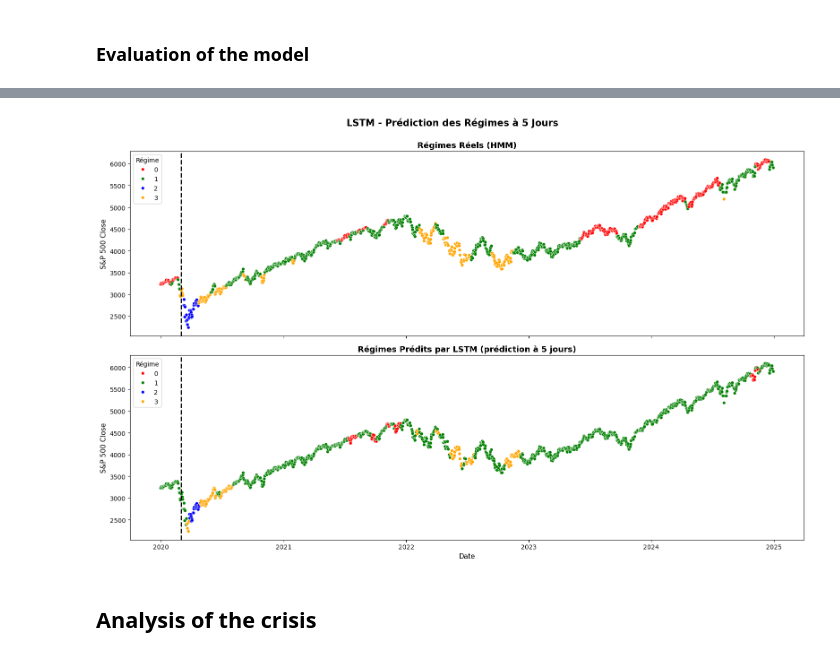
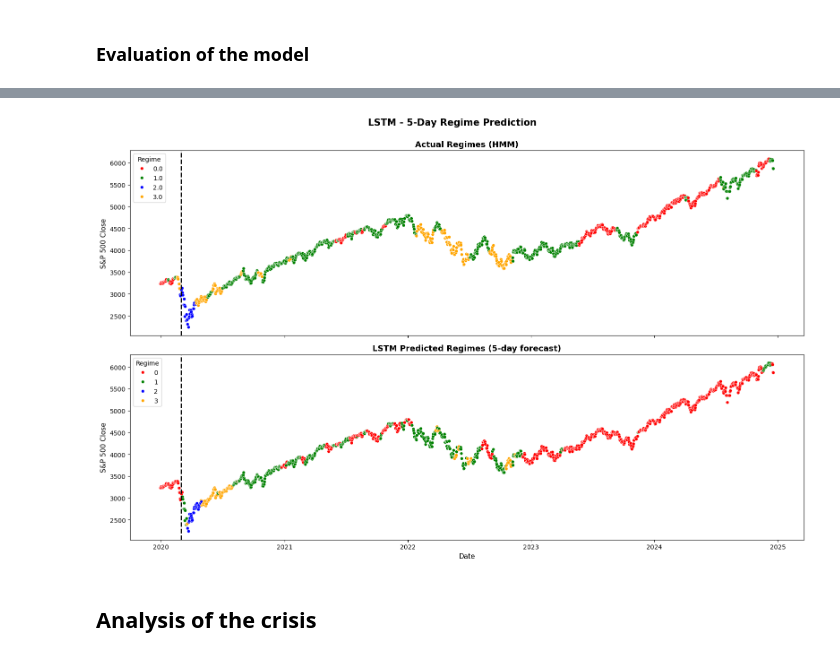
Before and after one commit to Maxx0345/MarketRegimeLab, a Jupyter notebook: MLv3[1].ipynb, the cells around one changed output, grey strips where cells are left out. Drawn from its saved outputs; the diff is of its cells as text; code cells hidden in the pictures.

Commit message:
Mise à jour du notebook MLv3[1]

```diff
--- a/MLv3[1].ipynb
+++ b/MLv3[1].ipynb
@@ -1126,14 +1246,14 @@ def create_sequences(data, labels, lookback, forecast):
 # %%
 scaler_lstm = StandardScaler()
 X_data = df_xgb[features_xgb].values
-y_labels = df_xgb['state'].values
+y_labels = df_xgb["target"].values
 
-# Fit uniquement sur pré-COVID
-split_idx = df_xgb.index.get_loc('2019-12-31')
+# Fit only on pre-COVID
+split_idx = df_xgb.index.get_loc("2019-12-31")
 scaler_lstm.fit(X_data[:split_idx])
 X_scaled_lstm = scaler_lstm.transform(X_data)
 
-# Créer séquences
+# Create sequences
 X_seq, y_seq = create_sequences(X_scaled_lstm, y_labels, lookback, forecast_horizon)
 # %% [markdown]
 #### Train and test
@@ -1168,12 +1287,13 @@ Architecture séquentielle : 2 couches LSTM (50 neurones chacune) avec Dropout (
 # %%
-model_lstm = Sequential([LSTM(50, return_sequences=True, input_shape=(lookback, len(features_xgb))),Dropout(0.2),
+model_lstm = Sequential([
+    LSTM(50, return_sequences=True, input_shape=(lookback, len(features_xgb))),
+    Dropout(0.2),
     LSTM(50, return_sequences=False),
     Dropout(0.2),
-    Dense(25, activation='relu'),
-    Dense(4, activation='softmax')  # 4 régimes
+    Dense(25, activation="relu"),
+    Dense(4, activation="softmax")  # 4 regimes
 ])
 
-model_lstm.compile(optimizer='adam',loss='categorical_crossentropy',metrics=['accuracy'])
-
+model_lstm.compile(optimizer="adam", loss="categorical_crossentropy", metrics=["accuracy"])
 print(model_lstm.summary())
 # %% [output]
@@ -1263,45 +1381,44 @@ weighted avg       0.46      0.55      0.48      1218
 # %%
-# Créer DataFrame pour visualisation
+# Create DataFrame for visualization
 df_lstm_plot = pd.DataFrame({
-    'Date': df_xgb.index[lookback + forecast_horizon + split_idx_seq:],
-    'Régime_Réel': y_test_lstm,
-    'Régime_Prédit': y_pred_lstm
+    "Date": df_xgb.index[lookback + forecast_horizon + split_idx_seq:],
+    "Actual_Regime": y_test_lstm,
+    "Predicted_Regime": y_pred_lstm
 })
 
-# Récupérer les prix S&P 500
-df_lstm_plot['SPX_Close'] = df_final.loc[df_lstm_plot['Date'], 'SPX_Close'].values
+# Get S&P 500 prices
+df_lstm_plot["SPX_Close"] = df_final.loc[df_lstm_plot["Date"], "SPX_Close"].values
 
-# Graphique
+# Plot
 fig, axes = plt.subplots(2, 1, figsize=(16, 10), sharex=True)
+colors = {0: "red", 1: "green", 2: "blue", 3: "orange"}
 
-colors = {0:'red', 1:'green', 2:'blue', 3:'orange'}
+# Actual regime
+sns.scatterplot(ax=axes[0], x="Date", y="SPX_Close",
+                hue="Actual_Regime", palette=colors,
+                data=df_lstm_plot, s=25)
+axes[0].axvline(pd.Timestamp("2020-03-01"), color="black", linestyle="--", linewidth=2)
+axes[0].set_title("Actual Regimes (HMM)", fontweight="bold", fontsize=13)
+axes[0].set_ylabel("S&P 500 Close", fontsize=11)
+axes[0].legend(title="Regime")
 
-# Régime réel
-sns.scatterplot(ax=axes[0], x='Date', y='SPX_Close',
-                hue='Régime_Réel', palette=colors,
+# LSTM predicted regime
+sns.scatterplot(ax=axes[1], x="Date", y="SPX_Close",
+                hue="Predicted_Regime", palette=colors,
                 data=df_lstm_plot, s=25)
-axes[0].axvline(pd.Timestamp('2020-03-01'), color='black', linestyle='--', linewidth=2)
-axes[0].set_title('Régimes Réels (HMM)', fontweight='bold', fontsize=13)
-axes[0].set_ylabel('S&P 500 Close', fontsize=11)
-axes[0].legend(title='Régime')
+axes[1].axvline(pd.Timestamp("2020-03-01"), color="black", linestyle="--", linewidth=2)
+axes[1].set_title("LSTM Predicted Regimes (" + str(forecast_horizon) + "-day forecast)",
+                  fontweight="bold", fontsize=13)
+axes[1].set_ylabel("S&P 500 Close", fontsize=11)
+axes[1].set_xlabel("Date", fontsize=11)
+axes[1].legend(title="Regime")
 
-# Régime prédit par LSTM
-sns.scatterplot(ax=axes[1], x='Date', y='SPX_Close',
-                hue='Régime_Prédit', palette=colors,
-                data=df_lstm_plot, s=25)
-axes[1].axvline(pd.Timestamp('2020-03-01'), color='black', linestyle='--', linewidth=2)
-axes[1].set_title(f'Régimes Prédits par LSTM (prédiction à {forecast_horizon} jours)',
-                  fontweight='bold', fontsize=13)
-axes[1].set_ylabel('S&P 500 Close', fontsize=11)
-axes[1].set_xlabel('Date', fontsize=11)
-axes[1].legend(title='Régime')
-
-plt.suptitle(f'LSTM - Prédiction des Régimes à {forecast_horizon} Jours',
-             fontweight='bold', fontsize=15, y=1.00)
+plt.suptitle("LSTM - " + str(forecast_horizon) + "-Day Regime Prediction",
+             fontweight="bold", fontsize=15, y=1.00)
 plt.tight_layout()
 plt.show()
 # %% [output]
-[figure, old version]
+[figure, new version]
 # %% [markdown]
 ## Analysis of the crisis
 # %% [markdown]
```
Also changed, not shown: parts of 68 cells of this notebook.
